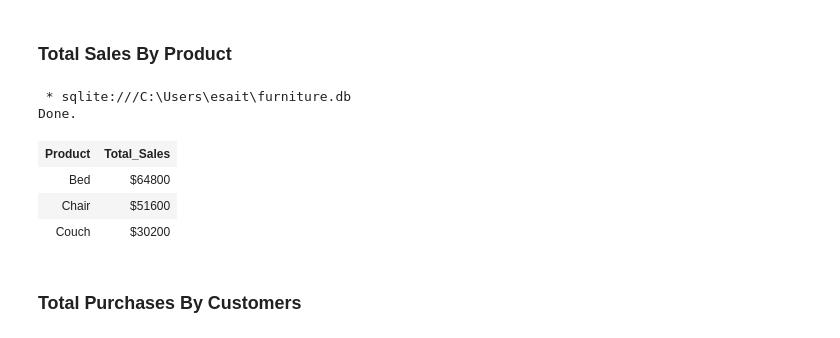
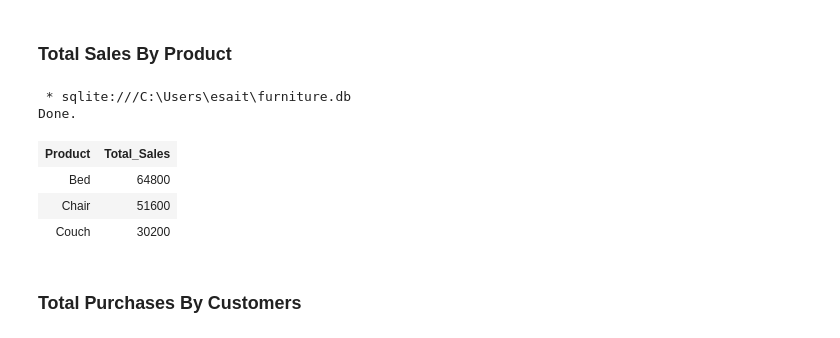
Before and after one commit to elakew/furniture_sales, a Jupyter notebook: furniture sales analysis.ipynb, the cells around one changed output. Saved outputs shown, nothing was run; the diff lists cells and outputs as text; code cells hidden in the pictures.

```diff
--- a/furniture sales analysis.ipynb
+++ b/furniture sales analysis.ipynb
@@ -51,15 +51,15 @@ Country TEXT);]
 # %%
 %%sql
 /* TOTAL SALES BY PRODUCT */
-SELECT product as Product, ('$' || SUM(price)) AS Total_Sales
+SELECT product as Product, (SUM(price)) AS Total_Sales
 FROM sales GROUP BY product ORDER BY Total_Sales desc;
 # %% [output]
  * sqlite:///C:\Users\esait\furniture.db
 Done.
 | Product | Total_Sales |
-| Bed | $64800 |
-| Chair | $51600 |
-| Couch | $30200 |
+| Bed | 64800 |
+| Chair | 51600 |
+| Couch | 30200 |
 # %% [markdown]
 ### Total Purchases By Customers
 # %%
```
